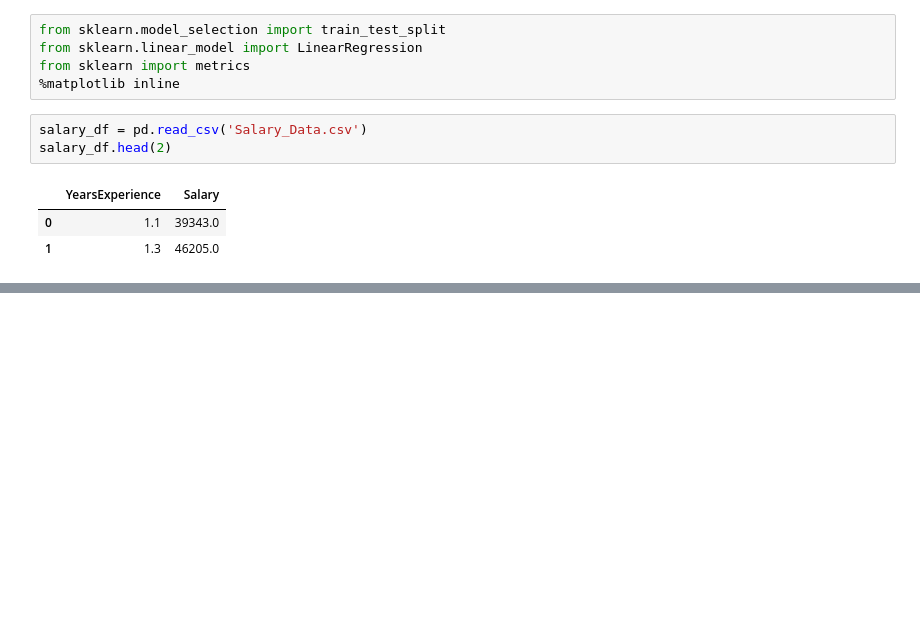
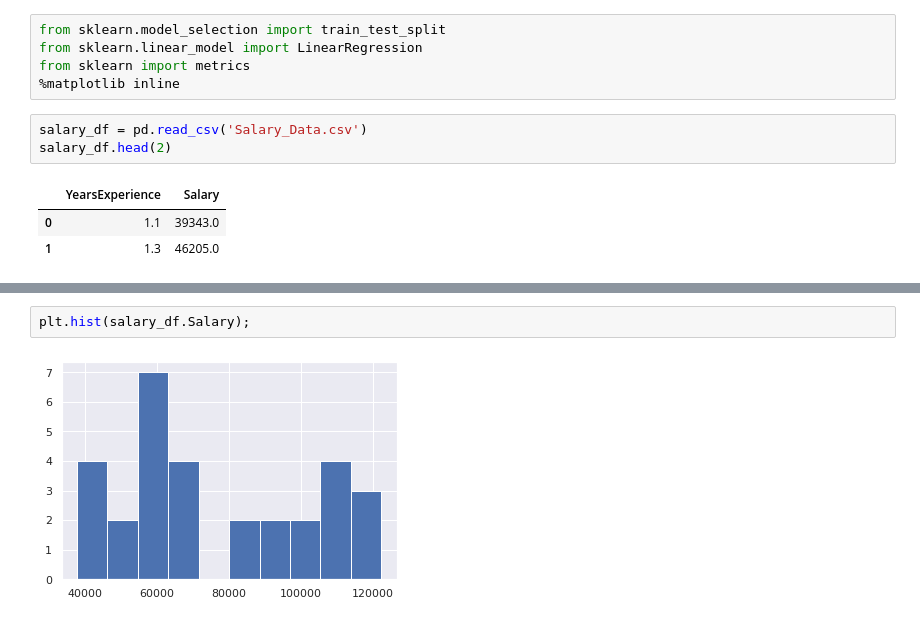
Before and after one commit to Iamsbharti/ML-AI, a Jupyter notebook: algorithms/Liner-Regression/Linear_Reg.ipynb, the cells around one changed output, grey strips where cells are left out. Saved outputs shown, nothing was run; the diff lists cells and outputs as text; blank space fills up the shorter version.

```diff
--- a/algorithms/Liner-Regression/Linear_Reg.ipynb
+++ b/algorithms/Liner-Regression/Linear_Reg.ipynb
@@ -194,0 +203,4 @@ plt.xlabel('Years Of Experience')
+# %%
+plt.hist(salary_df.Salary);
+# %% [output]
+[figure, added]
```
Also changed, not shown: parts of 4 cells of this notebook.
